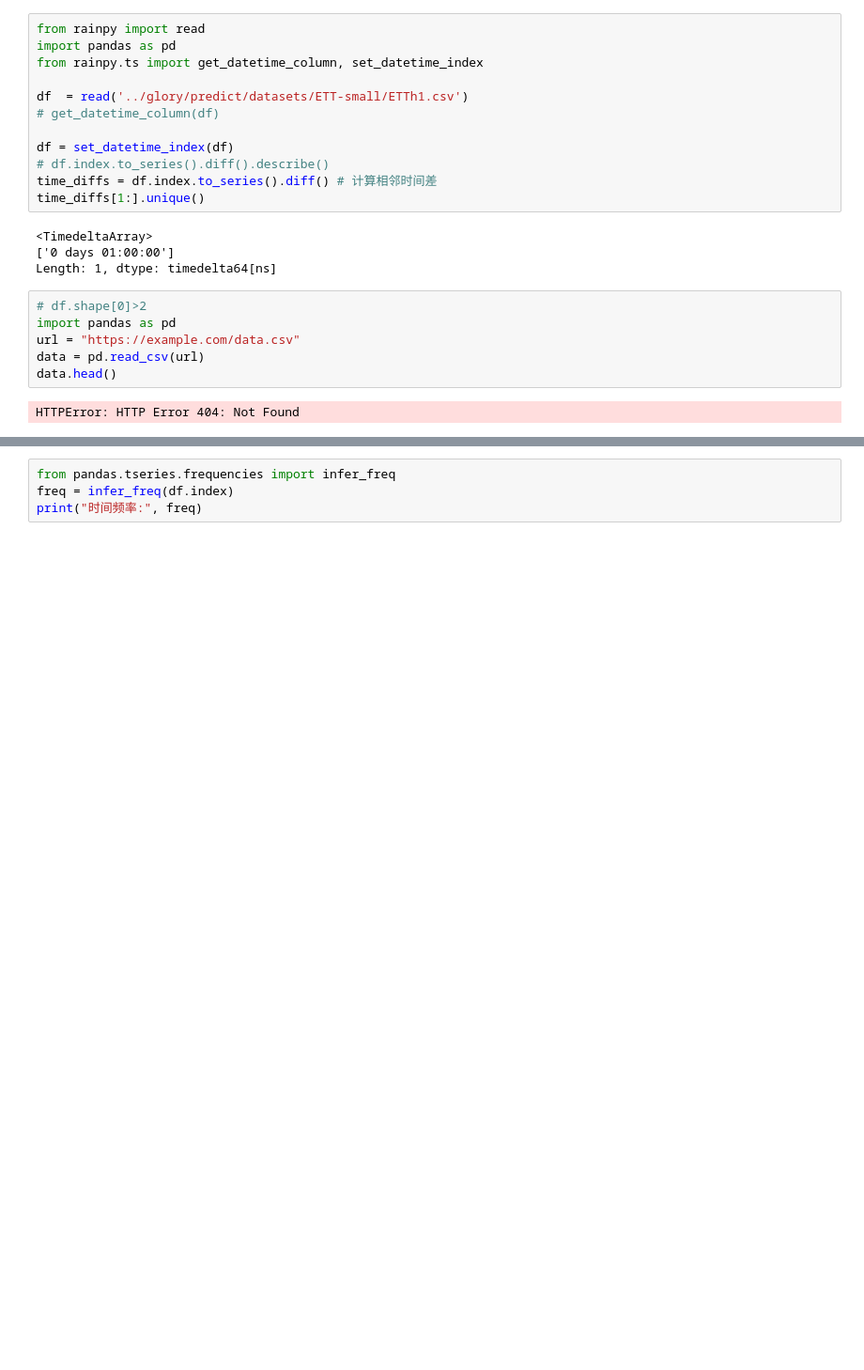
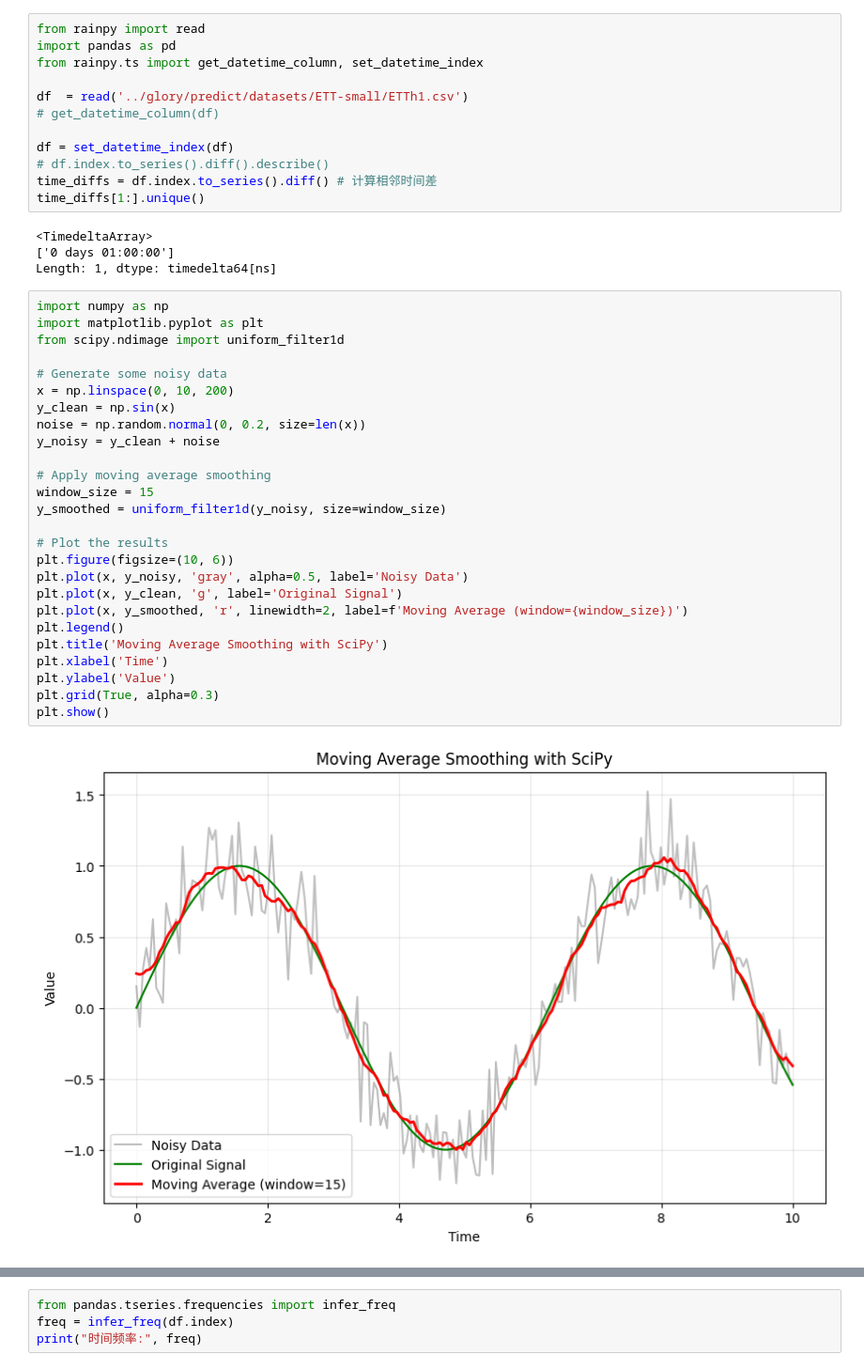
Before and after one commit to zmdsn/rainpy, a Jupyter notebook: lab.ipynb, the cells around one changed output, grey strips where cells are left out. Shown at 94% size. Cells and saved outputs as stored; diff of their text form; blank space fills up the shorter version.

```diff
--- a/lab.ipynb
+++ b/lab.ipynb
@@ -61,11 +61,31 @@ time_diffs[1:].unique()
 <TimedeltaArray>
 ['0 days 01:00:00']
 Length: 1, dtype: timedelta64[ns]
-# %%
-# df.shape[0]>2
-import pandas as pd
-url = "https://example.com/data.csv"
-data = pd.read_csv(url)
-data.head()
-# %% [output]
-HTTPError: HTTP Error 404: Not Found
+# %%
+import numpy as np
+import matplotlib.pyplot as plt
+from scipy.ndimage import uniform_filter1d
+
+# Generate some noisy data
+x = np.linspace(0, 10, 200)
+y_clean = np.sin(x)
+noise = np.random.normal(0, 0.2, size=len(x))
+y_noisy = y_clean + noise
+
+# Apply moving average smoothing
+window_size = 15
+y_smoothed = uniform_filter1d(y_noisy, size=window_size)
+
+# Plot the results
+plt.figure(figsize=(10, 6))
+plt.plot(x, y_noisy, 'gray', alpha=0.5, label='Noisy Data')
+plt.plot(x, y_clean, 'g', label='Original Signal')
+plt.plot(x, y_smoothed, 'r', linewidth=2, label=f'Moving Average (window={window_size})')
+plt.legend()
+plt.title('Moving Average Smoothing with SciPy')
+plt.xlabel('Time')
+plt.ylabel('Value')
+plt.grid(True, alpha=0.3)
+plt.show()
+# %% [output]
+[figure, added]
```
Also changed, not shown: parts of 10 cells of this notebook, 2 other files.
